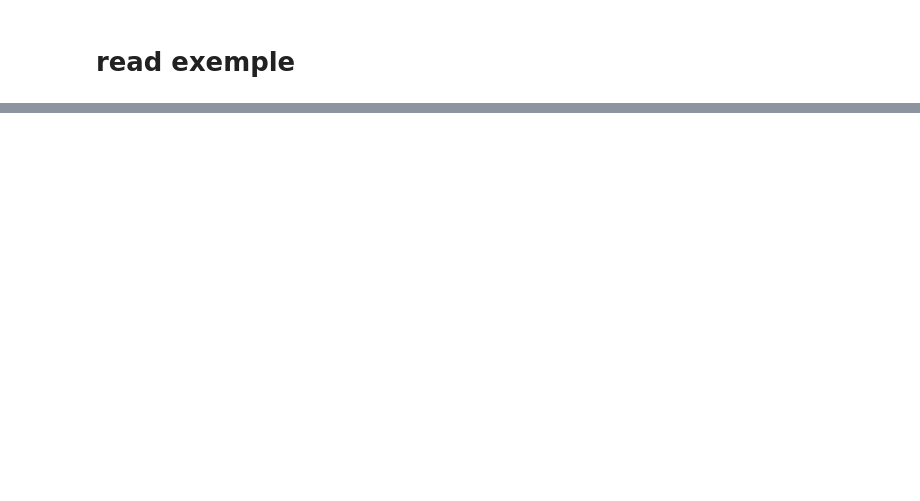
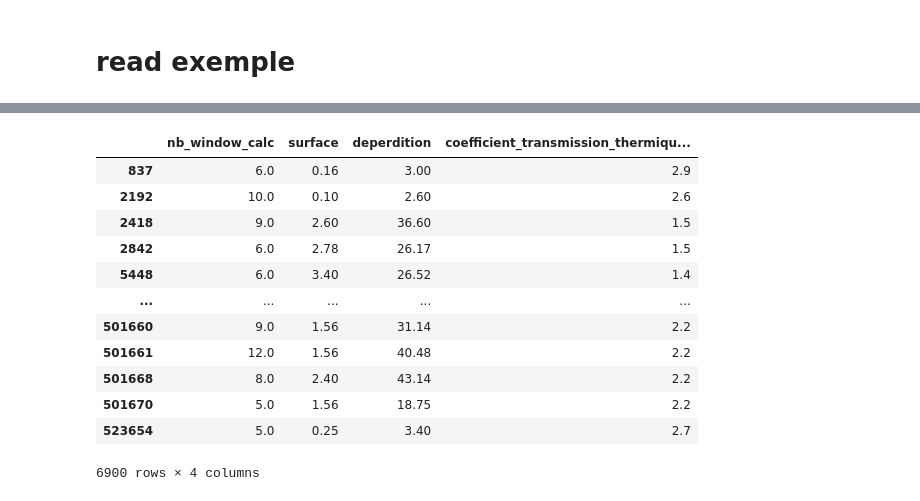
Before and after one commit to etalab/de-dpe-processing, a Jupyter notebook: data_processing_cstb/traitement_donnees_metier/analyses sur la table td008.ipynb, the cells around one changed output, grey strips where cells are left out. Drawn from its saved outputs; the diff is of its cells as text; code cells hidden in the pictures; blank space fills up the shorter version.

```diff
--- a/data_processing_cstb/traitement_donnees_metier/analyses sur la table td008.ipynb
+++ b/data_processing_cstb/traitement_donnees_metier/analyses sur la table td008.ipynb
@@ -109,0 +132,16 @@ table=table.astype(td008_types)
+# %%
+double_vitrage = table.fen_lib_from_tv009.str.lower().str.contains('double')|table.fen_lib_from_tv021.str.lower().str.contains('double')
+
+triple_vitrage = table.fen_lib_from_tv009.str.lower().str.contains('triple')|table.fen_lib_from_tv021.str.lower().str.contains('triple')
+
+simple_vitrage = table.fen_lib_from_tv009.str.lower().str.contains('simple')|table.fen_lib_from_tv021.str.lower().str.contains('simple')
+# %%
+table['type_vitrage_simple_infer']='NONDEF'
+
+table.loc[double_vitrage,'type_vitrage_simple_infer']='double vitrage'
+table.loc[triple_vitrage,'type_vitrage_simple_infer']='triple vitrage'
+table.loc[simple_vitrage,'type_vitrage_simple_infer']='simple vitrage'
+
+table.loc[simple_vitrage&double_vitrage,'type_vitrage_simple_infer'] = "INCOHERENT"
+table.loc[simple_vitrage&triple_vitrage,'type_vitrage_simple_infer'] = "INCOHERENT"
+table.loc[triple_vitrage&double_vitrage,'type_vitrage_simple_infer'] = "INCOHERENT"
@@ -124,0 +284,9 @@ Name: coefficient_transmission_thermique_baie, Length: 527286, dtype: object
+# %%
+much_window=nb_window>5
+# %%
+nb_window=table.deperdition/(table.coefficient_transmission_thermique_baie*table.surface)
+
+nb_window[table.surface==0]=np.nan
+nb_window[table.coefficient_transmission_thermique_baie==0]=np.nan
+
+table['nb_window_calc']=nb_window.round(0)
@@ -124,0 +323,16 @@ Name: coefficient_transmission_thermique_baie, Length: 527286, dtype: object
+# %%
+table.loc[much_window][['nb_window_calc','surface','deperdition','coefficient_transmission_thermique_baie']]
+# %% [output]
+|  | nb_window_calc | surface | deperdition | coefficient_transmission_thermiqu... |
+| 837 | 6.0 | 0.16 | 3.00 | 2.9 |
+| 2192 | 10.0 | 0.10 | 2.60 | 2.6 |
+| 2418 | 9.0 | 2.60 | 36.60 | 1.5 |
+| 2842 | 6.0 | 2.78 | 26.17 | 1.5 |
+| 5448 | 6.0 | 3.40 | 26.52 | 1.4 |
+| ... | ... | ... | ... | ... |
+| 501660 | 9.0 | 1.56 | 31.14 | 2.2 |
+| 501661 | 12.0 | 1.56 | 40.48 | 2.2 |
+| 501668 | 8.0 | 2.40 | 43.14 | 2.2 |
+| 501670 | 5.0 | 1.56 | 18.75 | 2.2 |
+| 523654 | 5.0 | 0.25 | 3.40 | 2.7 |
+6900 rows × 4 columns
```
Also changed, not shown: parts of 23 cells of this notebook, 1 other file.
